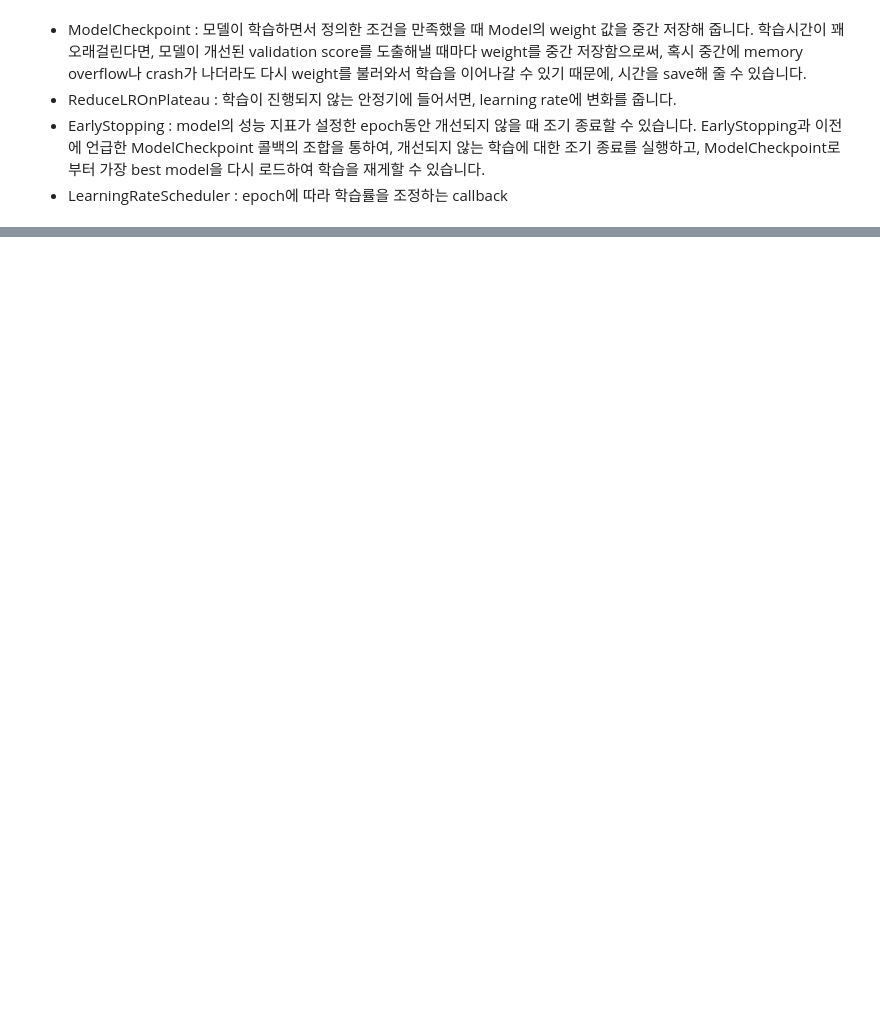
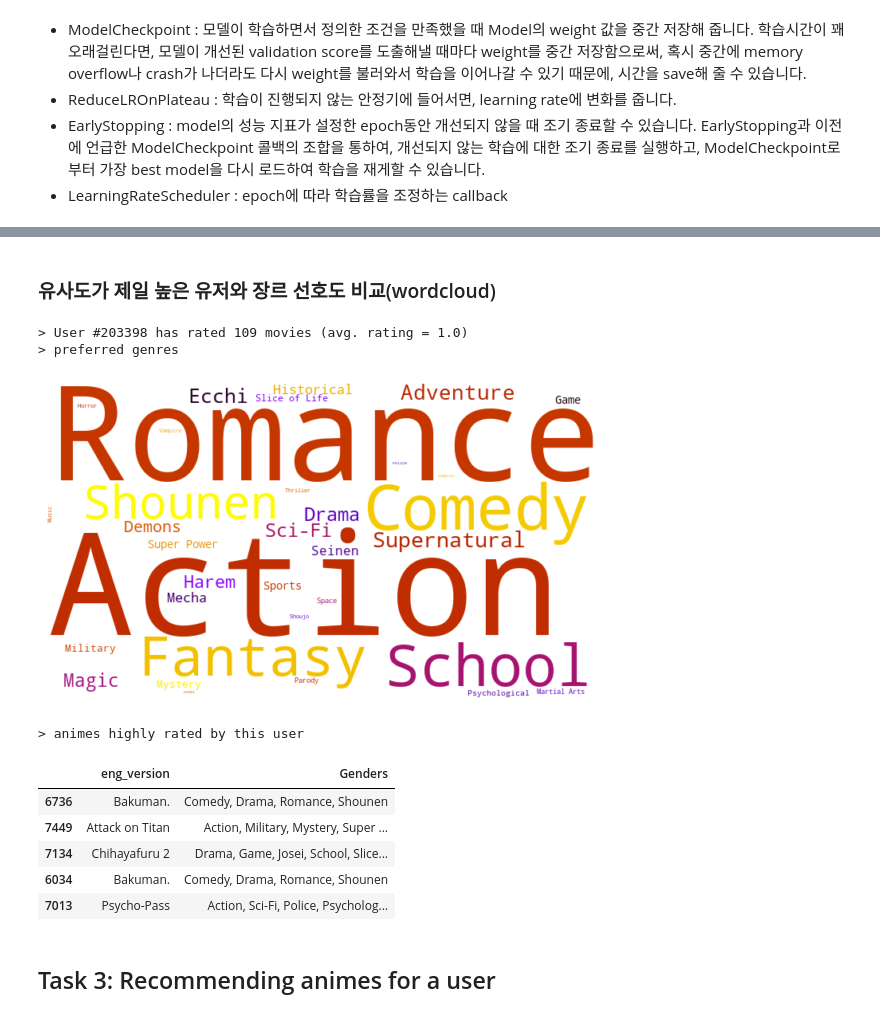
Before and after one commit to suzzini/DS_Project, a Jupyter notebook: Untitled6.ipynb, the cells around one changed output, grey strips where cells are left out. Drawn from its saved outputs; the diff is of its cells as text; code cells hidden in the pictures; blank space fills up the shorter version.

```diff
--- a/Untitled6.ipynb
+++ b/Untitled6.ipynb
@@ -528,0 +831,20 @@ plot_model(model, to_file='./dot.png',show_shapes=True, show_layer_names=True)
+# %% [markdown]
+### 유사도가 제일 높은 유저와 장르 선호도 비교(wordcloud)
+# %%
+firstsim_user_pref = get_user_preferences(203398, plot=True, verbose=1)
+print('> animes highly rated by this user')
+
+pd.DataFrame(firstsim_user_pref).head(5)
+# %% [output]
+> User #203398 has rated 109 movies (avg. rating = 1.0)
+> preferred genres
+[figure, added]
+> animes highly rated by this user
+|  | eng_version | Genders |
+| 6736 | Bakuman. | Comedy, Drama, Romance, Shounen |
+| 7449 | Attack on Titan | Action, Military, Mystery, Super ... |
+| 7134 | Chihayafuru 2 | Drama, Game, Josei, School, Slice... |
+| 6034 | Bakuman. | Comedy, Drama, Romance, Shounen |
+| 7013 | Psycho-Pass | Action, Sci-Fi, Police, Psycholog... |
+# %% [markdown]
+## Task 3: Recommending animes for a user
```
Also changed, not shown: parts of 54 cells of this notebook.
